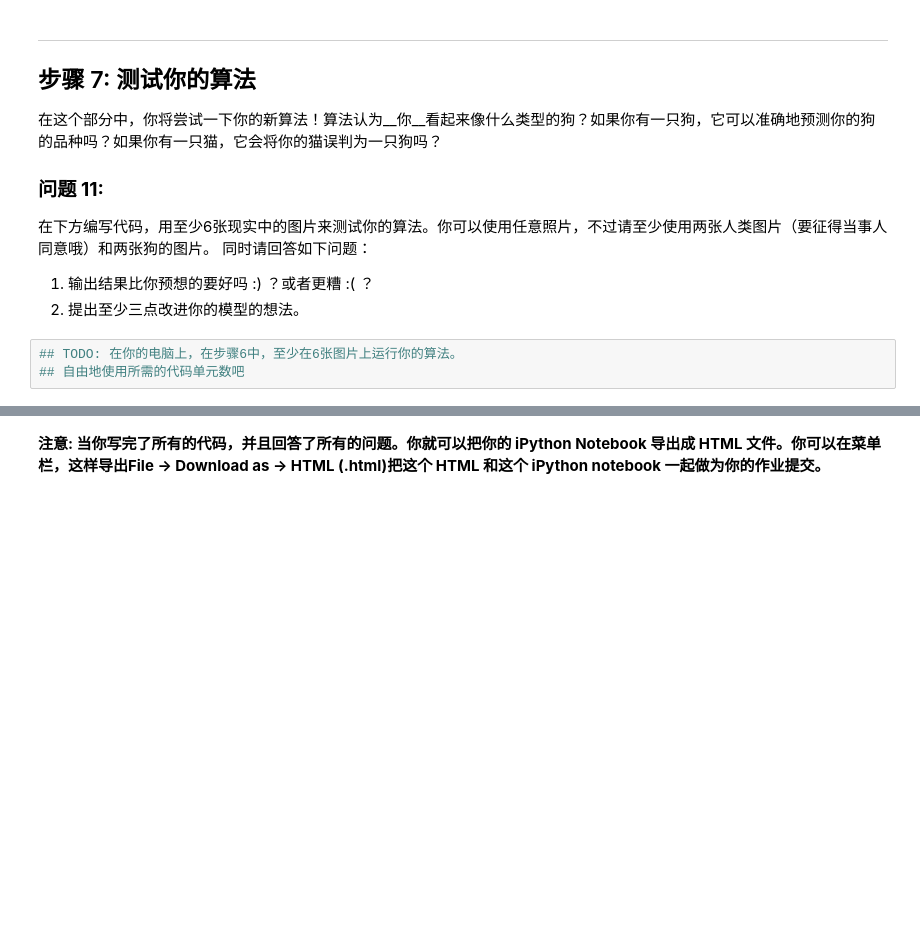
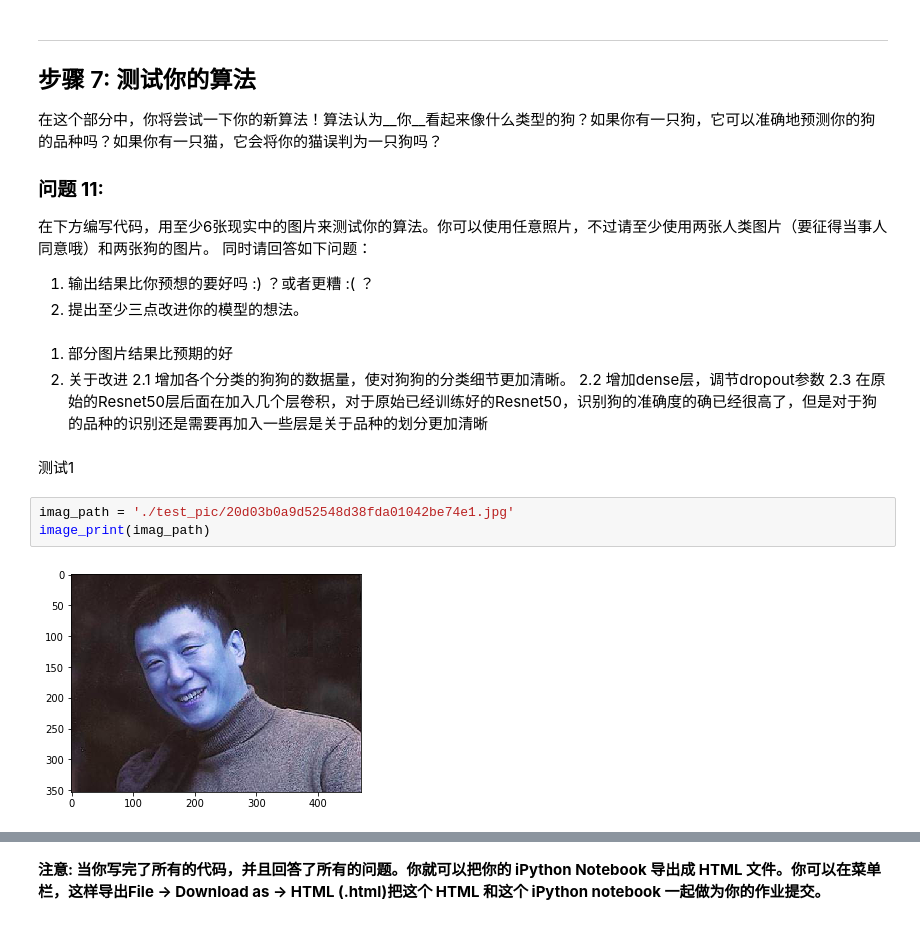
Before and after one commit to justlittle/dog_project, a Jupyter notebook: dog_app.ipynb, the cells around one changed output, grey strips where cells are left out. Saved outputs shown, nothing was run; the diff lists cells and outputs as text; blank space fills up the shorter version.

```diff
--- a/dog_app.ipynb
+++ b/dog_app.ipynb
@@ -657,6 +920,16 @@ __回答:__
 
 1. 输出结果比你预想的要好吗 :) ？或者更糟 :( ？
 2. 提出至少三点改进你的模型的想法。
-# %%
-## TODO: 在你的电脑上，在步骤6中，至少在6张图片上运行你的算法。
-## 自由地使用所需的代码单元数吧
+# %% [markdown]
+1. 部分图片结果比预期的好
+2. 关于改进
+    2.1 增加各个分类的狗狗的数据量，使对狗狗的分类细节更加清晰。
+    2.2 增加dense层，调节dropout参数
+    2.3 在原始的Resnet50层后面在加入几个层卷积，对于原始已经训练好的Resnet50，识别狗的准确度的确已经很高了，但是对于狗的品种的识别还是需要再加入一些层是关于品种的划分更加清晰
+# %% [markdown]
+测试1
+# %%
+imag_path = './test_pic/20d03b0a9d52548d38fda01042be74e1.jpg'
+image_print(imag_path)
+# %% [output]
+[figure, added]
```
Also changed, not shown: parts of 46 cells of this notebook, 7 other files.
